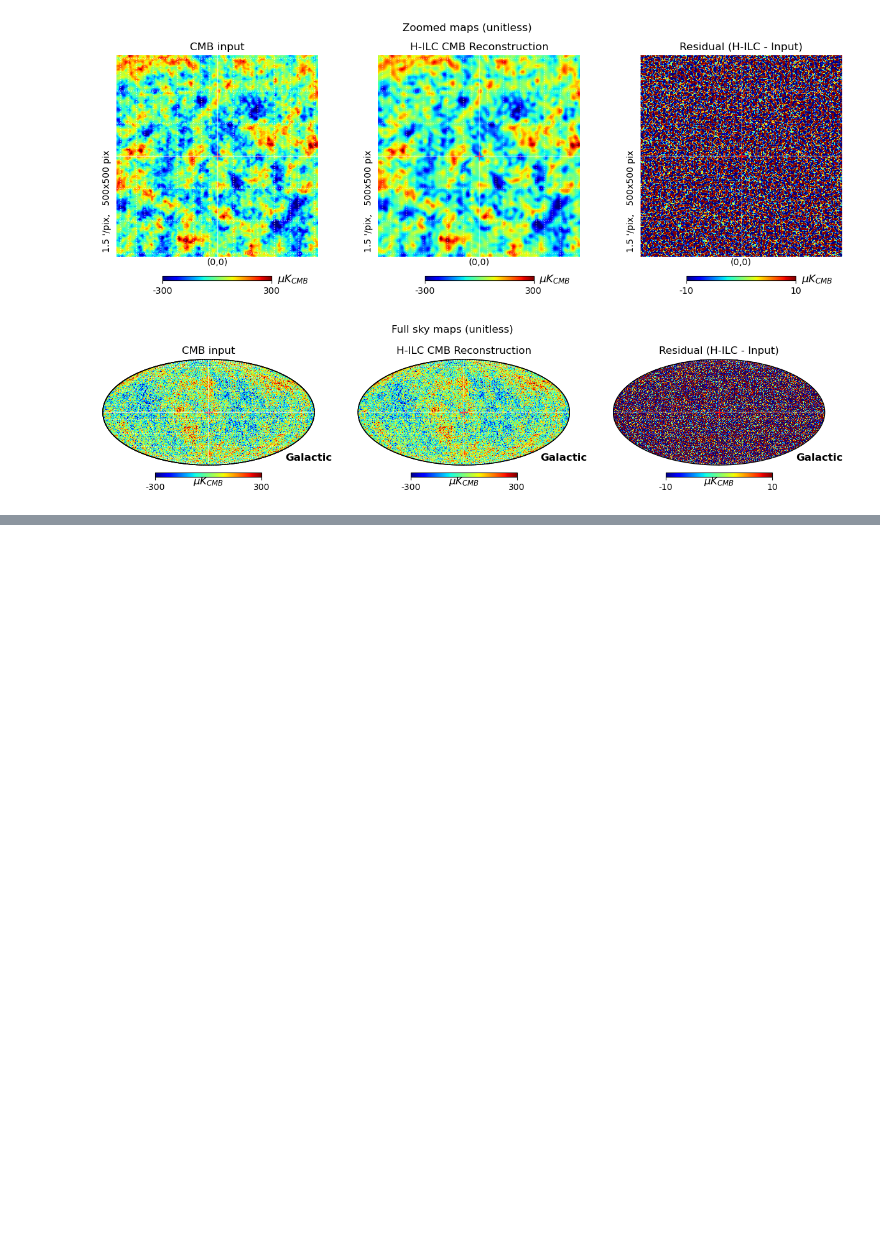
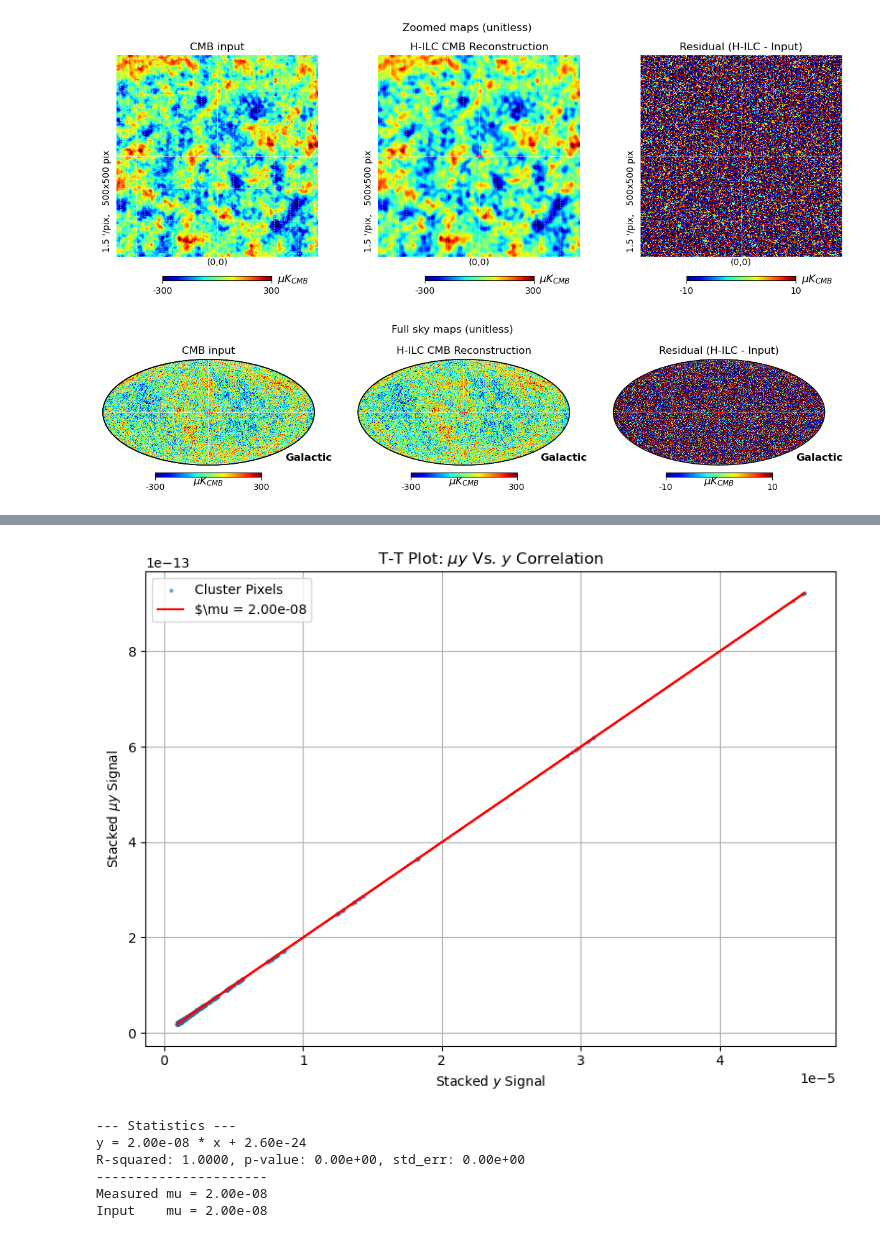
Before and after one commit to JoanRibotOliver/TFM, a Jupyter notebook: ILC_no_y.ipynb, the cells around one changed output, grey strips where cells are left out. Saved outputs shown, nothing was run; the diff lists cells and outputs as text; code cells hidden in the pictures; blank space fills up the shorter version.

```diff
--- a/ILC_no_y.ipynb
+++ b/ILC_no_y.ipynb
@@ -597,0 +766,18 @@ plt.show()
+# %%
+### PLOTTING THE REAL T-T CORRELATION AND EXTRACTING THE MEASURED MU VALUE ###
+
+measured_mu, intercept, r_value, p_value, std_err = plot_tt_correlation(stack_y_real, stack_muy_real, filename="TT_Plot_Real_Data.pdf")
+print(f"--- Statistics ---")
+print(rf"y = {measured_mu:.2e} * x + {intercept:.2e}")
+print(f"R-squared: {r_value**2:.4f}, p-value: {p_value:.2e}, std_err: {std_err:.2e}")
+print("----------------------")
+print(f"Measured mu = {measured_mu:.2e}")
+print(f"Input    mu = 2.00e-08")
+# %% [output]
+[figure, added]
+--- Statistics ---
+y = 2.00e-08 * x + 2.60e-24
+R-squared: 1.0000, p-value: 0.00e+00, std_err: 0.00e+00
+----------------------
+Measured mu = 2.00e-08
+Input    mu = 2.00e-08
```
Also changed, not shown: parts of 18 cells of this notebook, 18 other files.
